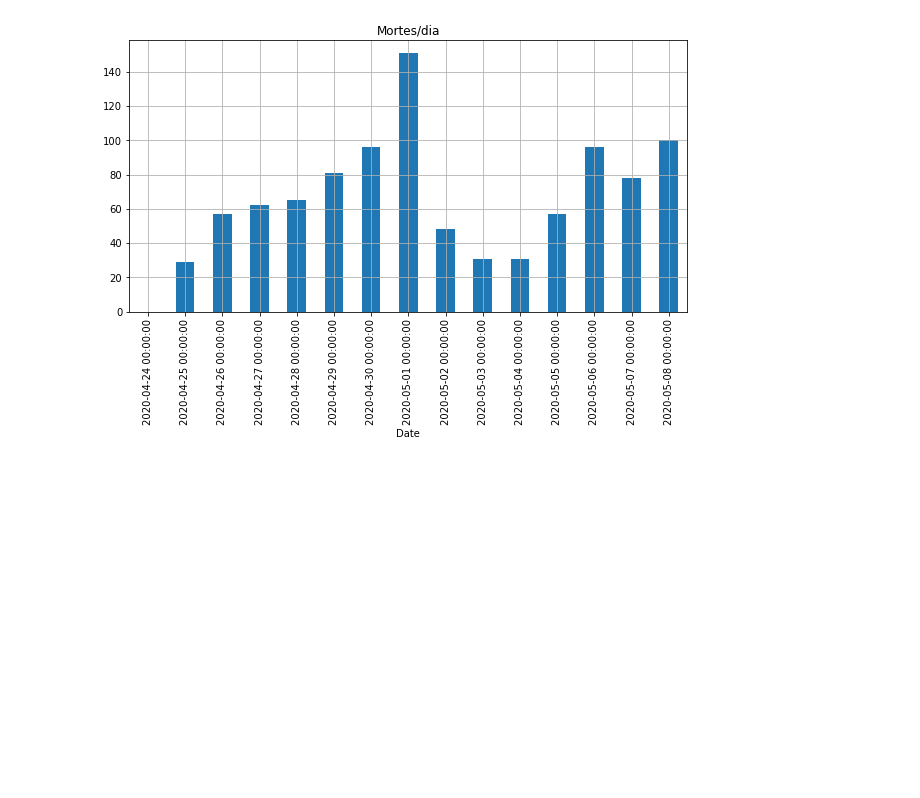
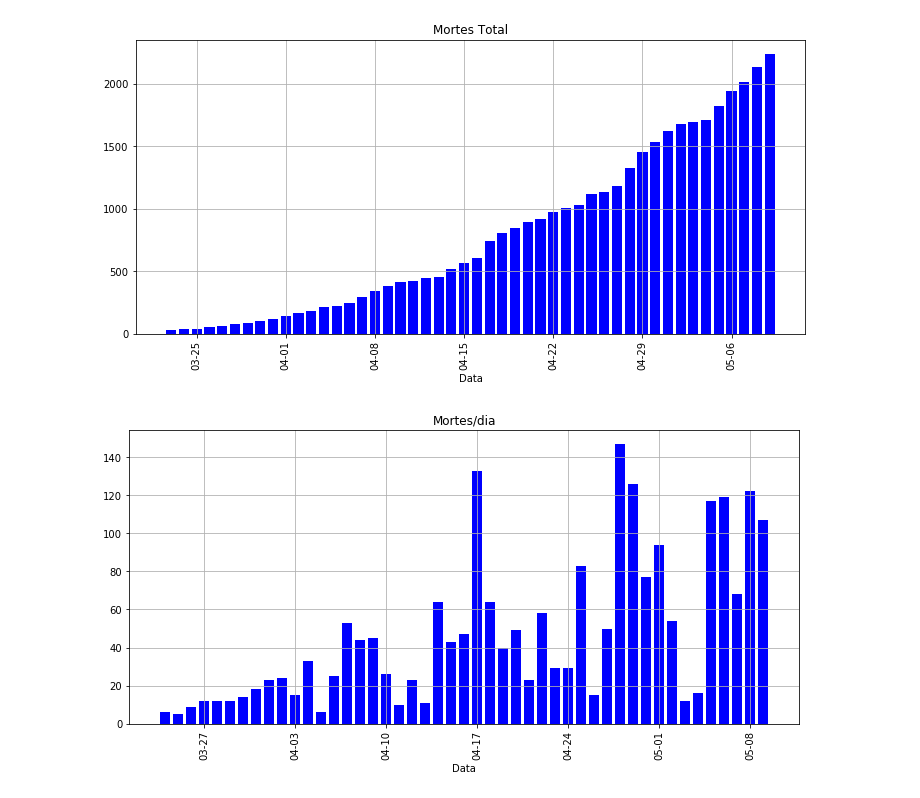
Before and after one commit to rsaat/covid19sp, a Jupyter notebook: estudos/covid19-sp.ipynb, the cells around one changed output. Cells and saved outputs as stored; diff of their text form; code cells hidden in the pictures; blank space fills up the shorter version.

```diff
--- a/estudos/covid19-sp.ipynb
+++ b/estudos/covid19-sp.ipynb
@@ -41,4 +131,8 @@ plot_chart(daily_data,'ConfirmedCases','Confirmados/dia')
+# %%
+plot_chart(daily_data,'DeathTotal','Mortes Total')
+# %% [output]
+[figure, added]
 # %%
-plot_chart(daily_data,'DeathsProAim','Mortes/dia')
+plot_chart(daily_data,'DeathPerDay','Mortes/dia')
 # %% [output]
-[figure, old version]
+[figure, new version]
```
Also changed, not shown: parts of 15 cells of this notebook, 4 other files.
